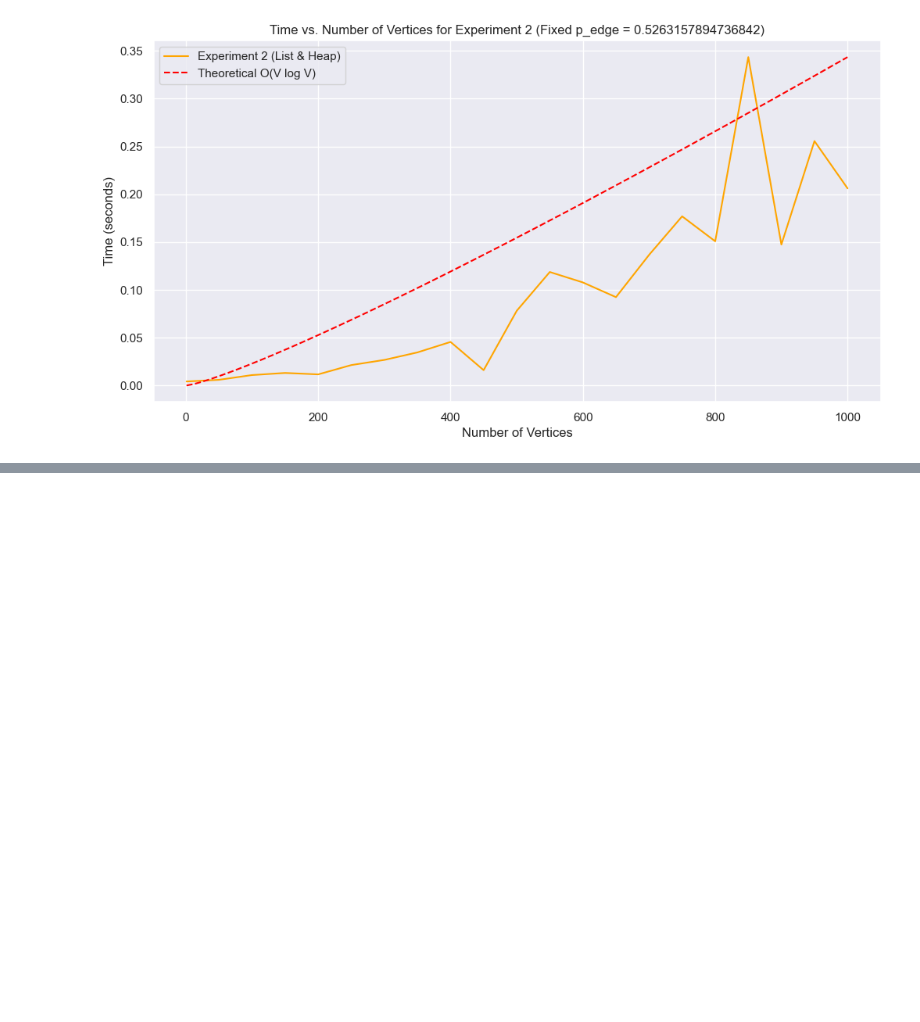
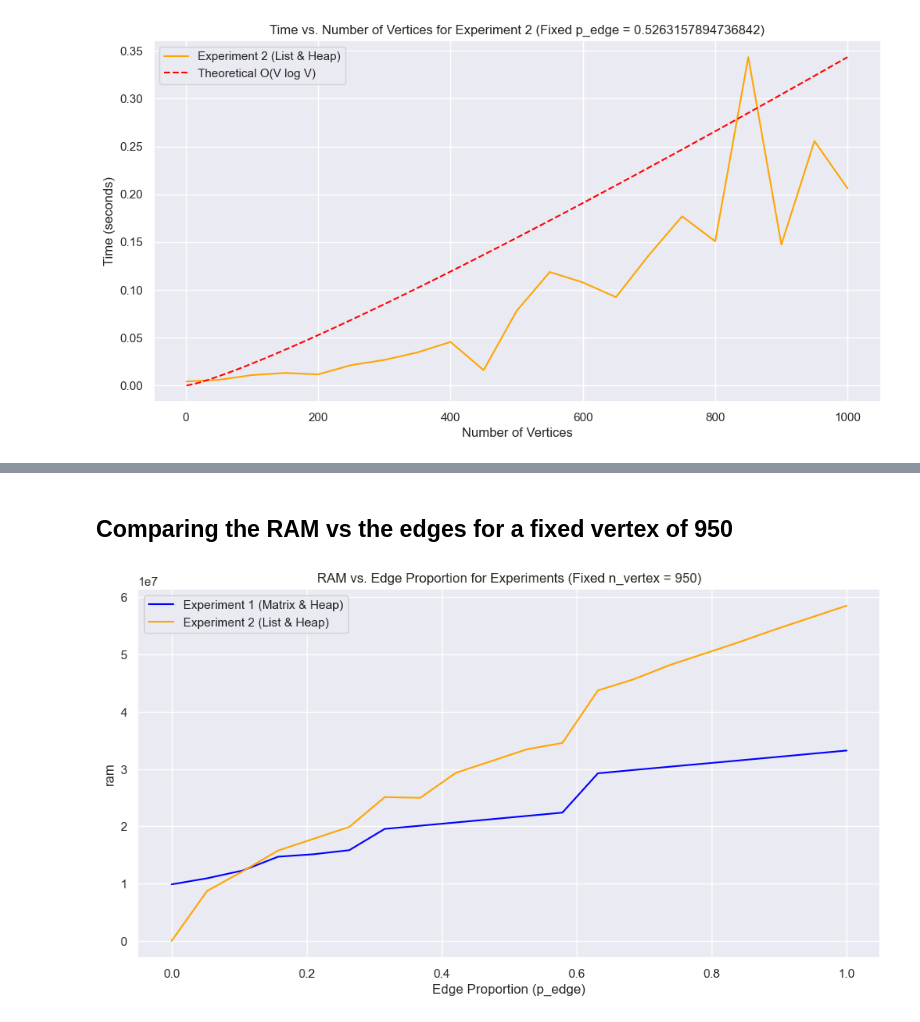
Before and after one commit to mrzzy/ntu-sc2001, a Jupyter notebook: class_2/results.ipynb, the cells around one changed output, grey strips where cells are left out. Cells and saved outputs as stored; diff of their text form; code cells hidden in the pictures; blank space fills up the shorter version.

```diff
--- a/class_2/results.ipynb
+++ b/class_2/results.ipynb
@@ -216,0 +217,32 @@ plt.show()
+# %% [markdown]
+## Comparing the RAM vs the edges for a fixed vertex of 950
+# %%
+# Fix the number of vertices (n_vertex)
+fixed_n_vertex = 950  # Change this to the desired value
+
+# Experiment 1: Adjacency Matrix and Priority Queue as Array with fixed vertices
+experiment_1 = df[(df['n_vertex'] == fixed_n_vertex) & (df['graph_adj'] == 'matrix') & (df['priority_queue'] == 'heap')]
+
+# Experiment 2: Adjacency List and Priority Queue as Heap with fixed vertices
+experiment_2 = df[(df['n_vertex'] == fixed_n_vertex) & (df['graph_adj'] == 'list') & (df['priority_queue'] == 'heap')]
+
+# Plotting
+plt.figure(figsize=(12, 6))
+
+# Line plot for Experiment 1
+sns.lineplot(data=experiment_1, x='p_edge', y='ram', label='Experiment 1 (Matrix & Heap)', color='blue')
+
+# Line plot for Experiment 2
+sns.lineplot(data=experiment_2, x='p_edge', y='ram', label='Experiment 2 (List & Heap)', color='orange')
+
+# Adding labels and title
+plt.title(f'RAM vs. Edge Proportion for Experiments (Fixed n_vertex = {fixed_n_vertex})')
+plt.xlabel('Edge Proportion (p_edge)')
+plt.ylabel('ram')
+plt.legend()
+plt.grid(True)
+
+# Show the plot
+plt.show()
+# %% [output]
+[figure, added]
```
Also changed, not shown: parts of 10 cells of this notebook.
